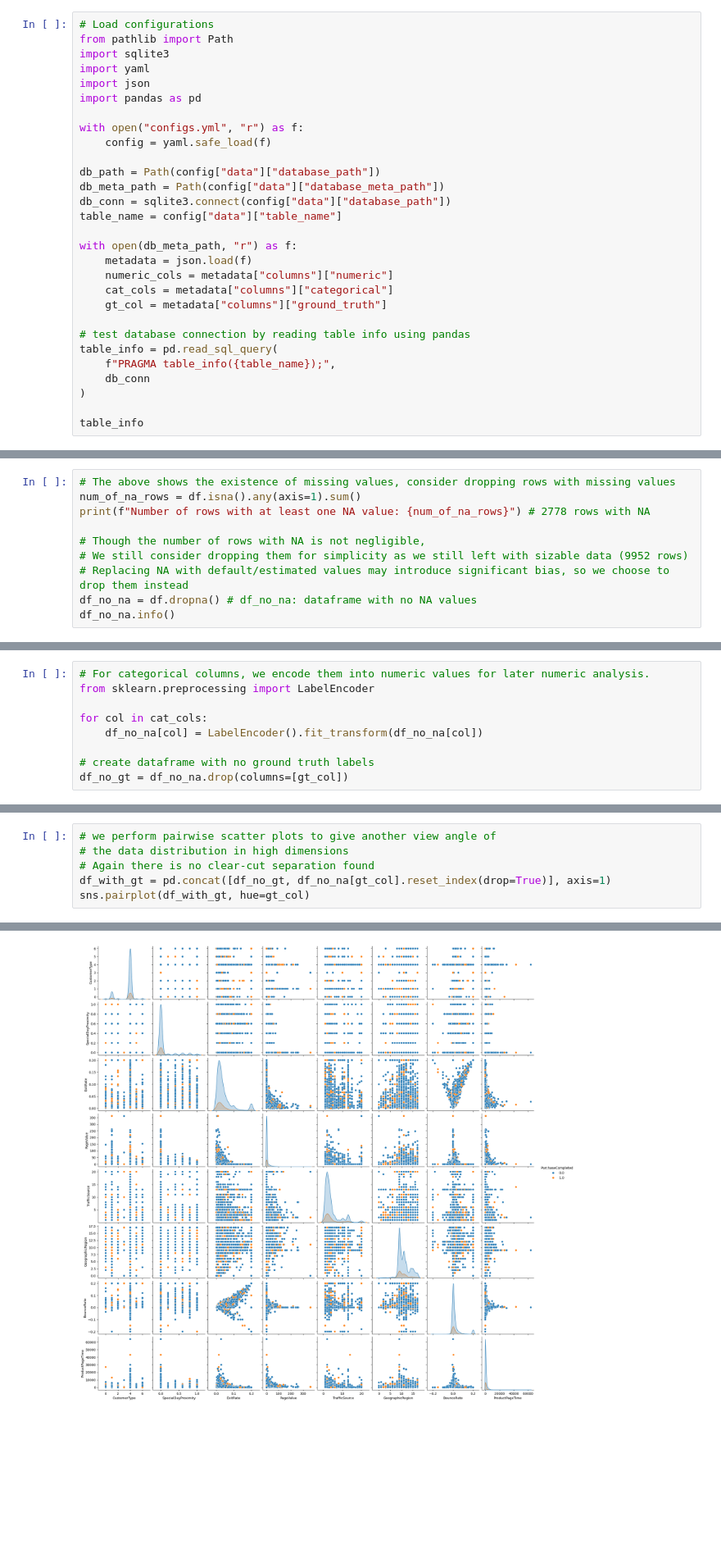
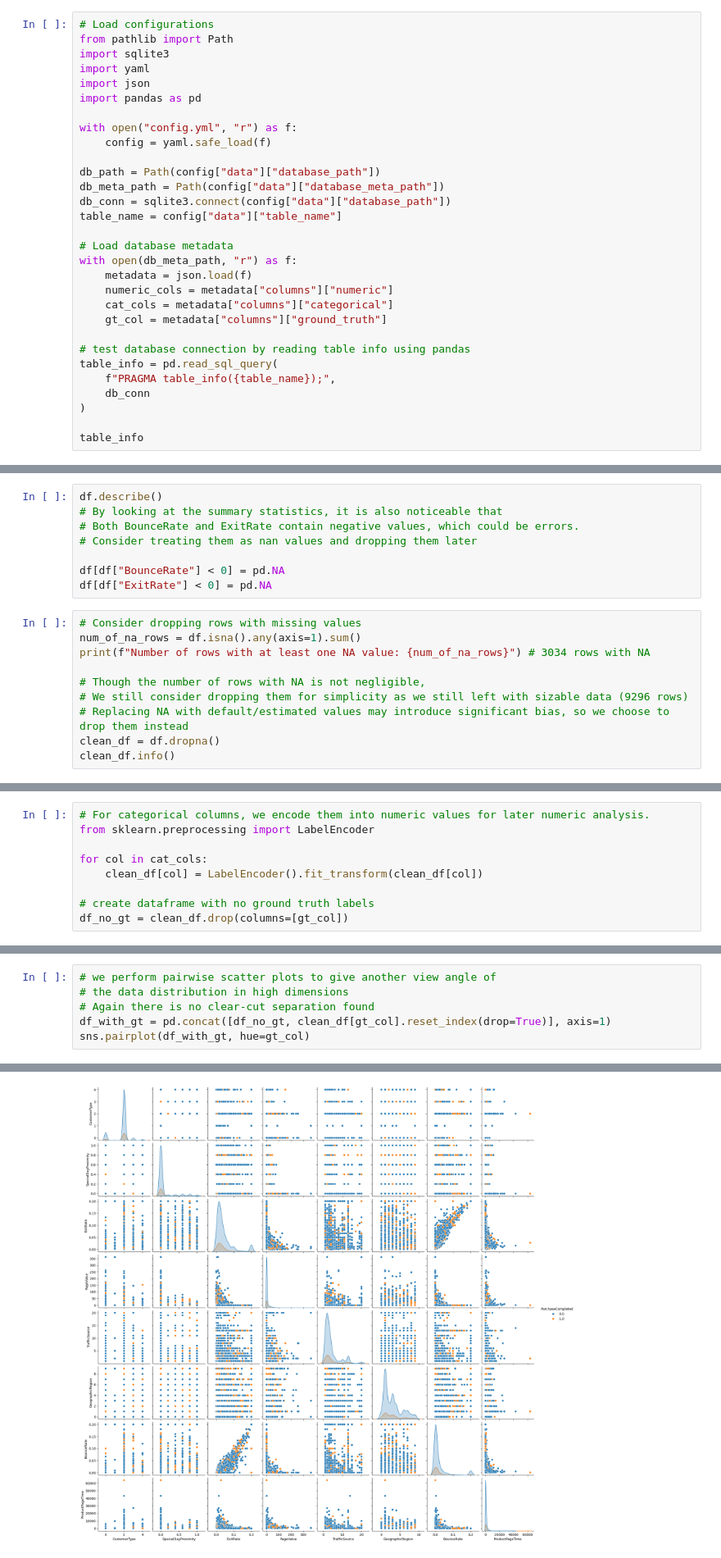
Before and after one commit to EmptySetOverHere/aiap23-BIAN-SISHENG-819G, a Jupyter notebook: eda.ipynb, the cells around one changed output, grey strips where cells are left out. Shown at 82% size. Drawn from its saved outputs; the diff is of its cells as text; blank space fills up the shorter version.

```diff
--- a/eda.ipynb
+++ b/eda.ipynb
@@ -6,7 +6,7 @@ import yaml
 import json
 import pandas as pd
 
-with open("configs.yml", "r") as f:
+with open("config.yml", "r") as f:
     config = yaml.safe_load(f)
 
 db_path = Path(config["data"]["database_path"])
@@ -14,6 +14,7 @@ db_meta_path = Path(config["data"]["database_meta_path"])
 db_conn = sqlite3.connect(config["data"]["database_path"])
 table_name = config["data"]["table_name"]
 
+# Load database metadata
 with open(db_meta_path, "r") as f:
     metadata = json.load(f)
     numeric_cols = metadata["columns"]["numeric"]
@@ -79,11 +106,19 @@ memory usage: 867.1 KB
+# %%
+df.describe()
+# By looking at the summary statistics, it is also noticeable that
+# Both BounceRate and ExitRate contain negative values, which could be errors.
+# Consider treating them as nan values and dropping them later
+
+df[df["BounceRate"] < 0] = pd.NA
+df[df["ExitRate"] < 0] = pd.NA
 # %%
-# The above shows the existence of missing values, consider dropping rows with missing values
+# Consider dropping rows with missing values
 num_of_na_rows = df.isna().any(axis=1).sum()
-print(f"Number of rows with at least one NA value: {num_of_na_rows}") # 2778 rows with NA
+print(f"Number of rows with at least one NA value: {num_of_na_rows}") # 3034 rows with NA
 
 # Though the number of rows with NA is not negligible,
-# We still consider dropping them for simplicity as we still left with sizable data (9952 rows)
+# We still consider dropping them for simplicity as we still left with sizable data (9296 rows)
 # Replacing NA with default/estimated values may introduce significant bias, so we choose to drop them instead
-df_no_na = df.dropna() # df_no_na: dataframe with no NA values
-df_no_na.info()
+clean_df = df.dropna()
+clean_df.info()
 # %% [output]
@@ -109,9 +144,9 @@ memory usage: 746.2 KB
 from sklearn.preprocessing import LabelEncoder
 
 for col in cat_cols:
-    df_no_na[col] = LabelEncoder().fit_transform(df_no_na[col])
+    clean_df[col] = LabelEncoder().fit_transform(clean_df[col])
 
 # create dataframe with no ground truth labels
-df_no_gt = df_no_na.drop(columns=[gt_col])
+df_no_gt = clean_df.drop(columns=[gt_col])
 # %%
 # We are doing this to find out class imbalance in the dataset
@@ -217,12 +252,12 @@ fig.show()
 # %%
 # we perform pairwise scatter plots to give another view angle of
 # the data distribution in high dimensions
 # Again there is no clear-cut separation found
-df_with_gt = pd.concat([df_no_gt, df_no_na[gt_col].reset_index(drop=True)], axis=1)
+df_with_gt = pd.concat([df_no_gt, clean_df[gt_col].reset_index(drop=True)], axis=1)
 sns.pairplot(df_with_gt, hue=gt_col)
 # %% [output]
 <seaborn.axisgrid.PairGrid at 0x...>
-[figure, old version]
+[figure, new version]
 # %%
 # From the above pair plots, it is observable that some distributions are extremely skewed
 import numpy as np
```
Also changed, not shown: parts of 10 cells of this notebook, 4 other files.
